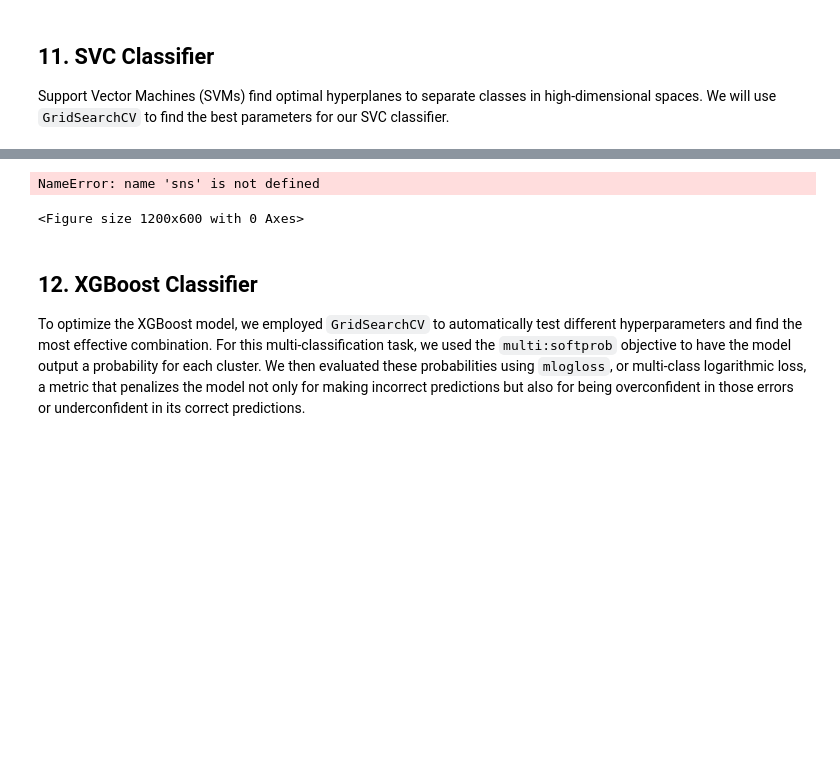
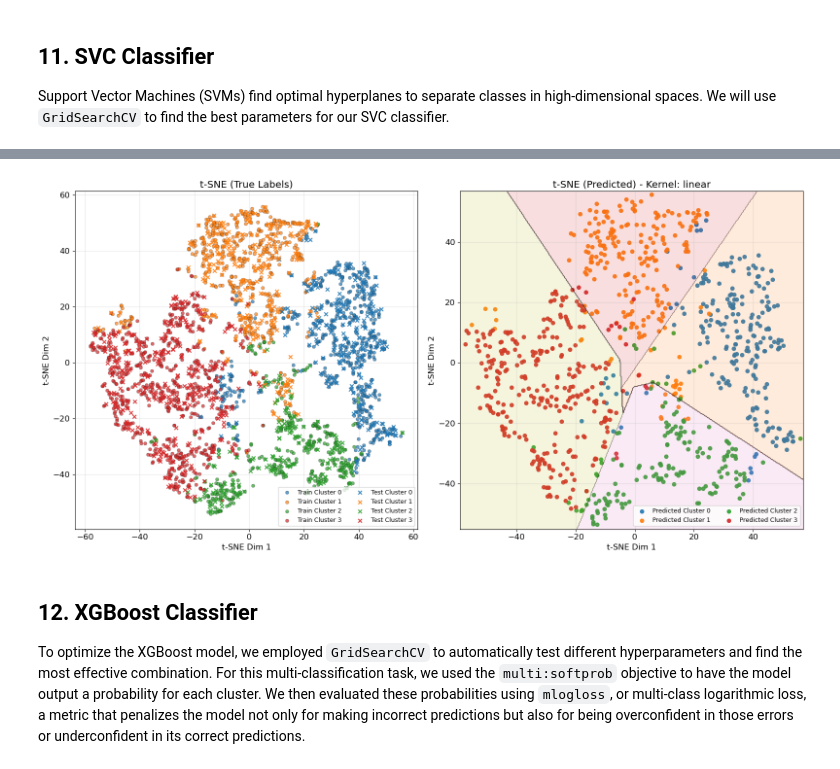
Before and after one commit to charrienacor/bogo-aftershock-analysis, a Jupyter notebook: bogo_aftershock_analysis.ipynb, the cells around one changed output, grey strips where cells are left out. Saved outputs shown, nothing was run; the diff lists cells and outputs as text; code cells hidden in the pictures; blank space fills up the shorter version.

```diff
--- a/bogo_aftershock_analysis.ipynb
+++ b/bogo_aftershock_analysis.ipynb
@@ -908,7 +955,7 @@ def svc_classifier(self, X_train, X_test, y_train, y_test):
     print(f"\nBest SVC parameters found: {grid_search_svc.best_params_}")
     print(f"Best SVC cross-validation score: {grid_search_svc.best_score_:.4f}")
 
-    # The best estimator is now stored in grid_search.best_estimator_
+    # The best estimator is now stored in grid_search_svc.best_estimator_
     best_svc = grid_search_svc.best_estimator_
 
     # Evaluate the best model on the test set
@@ -919,6 +966,79 @@ def svc_classifier(self, X_train, X_test, y_train, y_test):
     print("SVC Classification Report:")
     print(classification_report(y_test, y_pred))
 
+    # Visualize using TSNE to consider all features
+    print("\nVisualizing SVC predictions in t-SNE space (all features considered)...")
+    X_all = np.vstack([X_train, X_test])
+    tsne = TSNE(n_components=2, random_state=42, perplexity=30, n_iter=1000)
+    X_all_tsne = tsne.fit_transform(X_all).astype(np.float32)
+
+    # Split back to train/test embeddings
+    n_train = X_train.shape[0]
+    X_train_tsne = X_all_tsne[:n_train]
+    X_test_tsne = X_all_tsne[n_train:]
+
+    # Colors
+    colors = plt.rcParams['axes.prop_cycle'].by_key()['color']
+
+    fig, (ax1, ax2) = plt.subplots(1, 2, figsize=(16, 8))
+
+    # Left: true labels
+    for cls in np.unique(y_train):
+        ax1.scatter(X_train_tsne[y_train == cls, 0],
+                    X_train_tsne[y_train == cls, 1],
+                    label=f'Train Cluster {cls}',
+                    s=25, edgecolors='black', linewidth=0.3,
+                    alpha=0.7, color=colors[cls % len(colors)])
+    for cls in np.unique(y_test):
+        ax1.scatter(X_test_tsne[y_test == cls, 0],
+                    X_test_tsne[y_test == cls, 1],
+                    label=f'Test Cluster {cls}',
+                    s=30, marker='x', alpha=0.9, color=colors[cls % len(colors)])
+    ax1.set_title('t-SNE (True Labels)')
+    ax1.set_xlabel('t-SNE Dim 1')
+    ax1.set_ylabel('t-SNE Dim 2')
+    ax1.legend(fontsize=9, ncol=2)
+    ax1.grid(True, alpha=0.3)
+
+    # Right: predicted labels on test
+    for cls in np.unique(y_pred):
+        ax2.scatter(X_test_tsne[y_pred == cls, 0],
+                    X_test_tsne[y_pred == cls, 1],
+                    label=f'Predicted Cluster {cls}',
+                    s=30, alpha=0.9, color=colors[cls % len(colors)])
+    ax2.set_title(f"t-SNE (Predicted) - Kernel: {grid_search_svc.best_params_['kernel']}")
+    ax2.set_xlabel('t-SNE Dim 1')
+    ax2.set_ylabel('t-SNE Dim 2')
+    ax2.legend(fontsize=9, ncol=2)
+    ax2.grid(True, alpha=0.3)
+
+    # Overlay decision boundaries in t-SNE space using the best SVC configuration
+    best_params = grid_search_svc.best_params_
+    svc_tsne = SVC(
+        kernel=best_params.get('kernel', 'rbf'),
+        C=best_params.get('C', 1.0),
+        gamma=best_params.get('gamma', 'scale'),
+        decision_function_shape='ovr',
+        random_state=42
+    )
+    svc_tsne.fit(X_train_tsne, y_train)
+
+    # Create a mesh over the combined t-SNE embedding space
+    all_tsne = np.vstack([X_train_tsne, X_test_tsne])
+    x_min, x_max = all_tsne[:, 0].min() - 1.0, all_tsne[:, 0].max() + 1.0
+    y_min, y_max = all_tsne[:, 1].min() - 1.0, all_tsne[:, 1].max() + 1.0
+    xx, yy = np.meshgrid(np.linspace(x_min, x_max, 400), np.linspace(y_min, y_max, 400))
+    grid = np.c_[xx.ravel(), yy.ravel()]
+    Z = svc_tsne.predict(grid).reshape(xx.shape)
+
+    # Plot the decision regions and boundaries
+    ax2.contourf(xx, yy, Z, alpha=0.15, levels=np.arange(Z.max()+2)-0.5, cmap=plt.cm.tab10)
+    ax2.contour(xx, yy, Z, levels=np.arange(Z.max()+2)-0.5, colors='k', linewidths=0.6, alpha=0.6)
+
+    plt.tight_layout()
+    plt.savefig('svc-tsne.png', dpi=300, bbox_inches='tight')
+    plt.show()
+
     return {
         'model': best_svc,
         'accuracy': accuracy,
@@ -952,5 +1069,4 @@ weighted avg       0.99      0.99      0.99       915
-NameError: name 'sns' is not defined
-<Figure size 1200x600 with 0 Axes>
+[figure, added]
 # %% [markdown]
 ## 12. XGBoost Classifier
 To optimize the XGBoost model, we employed `GridSearchCV` to automatically test different hyperparameters and find the most effective combination. For this multi-classification task, we used the `multi:softprob` objective to have the model output a probability for each cluster. We then evaluated these probabilities using `mlogloss`, or multi-class logarithmic loss, a metric that penalizes the model not only for making incorrect predictions but also for being overconfident in those errors or underconfident in its correct predictions.
```
Also changed, not shown: parts of 3 cells of this notebook, 1 other file.
